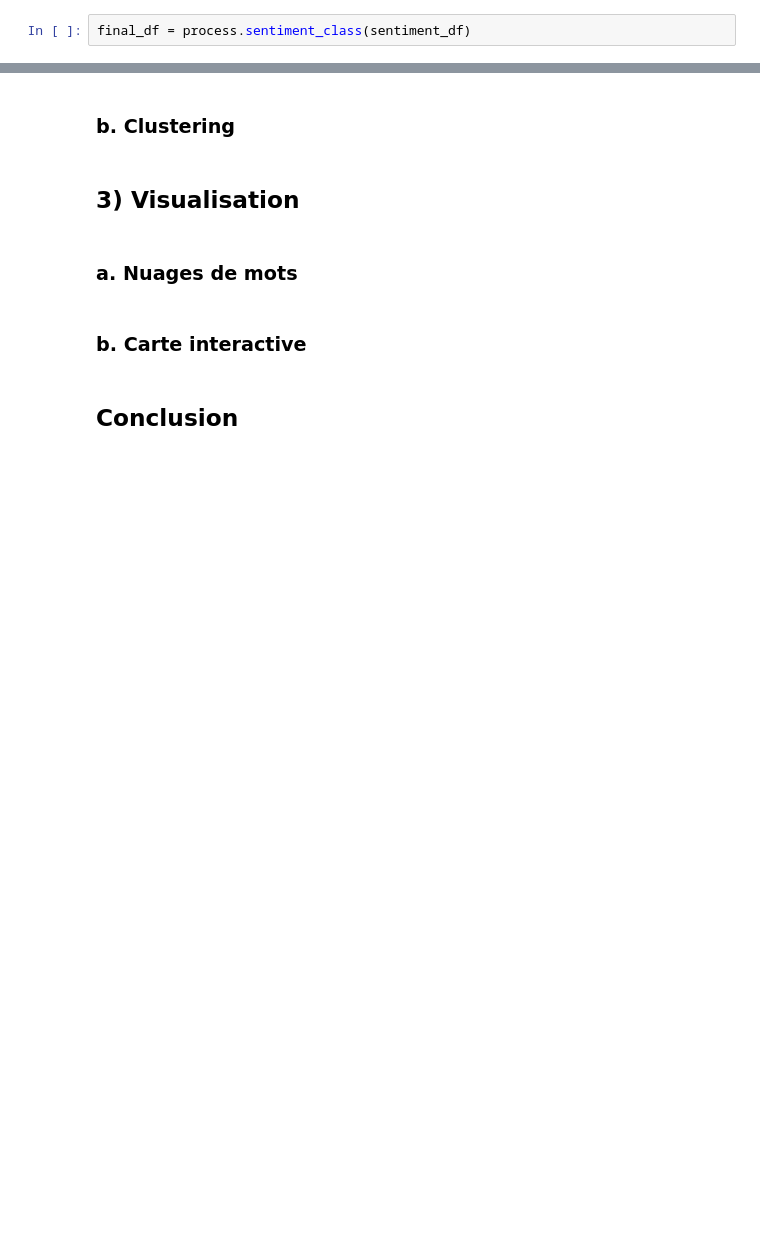
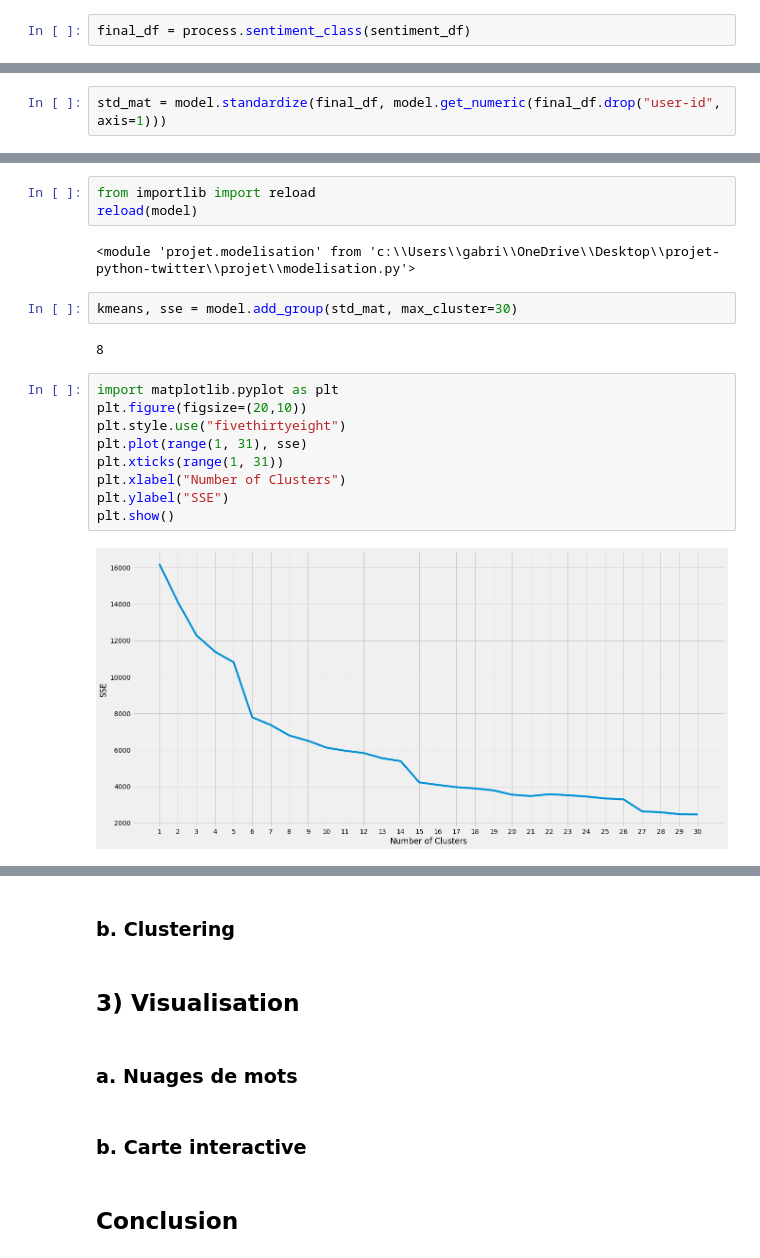
Before and after one commit to gwatkinson/projet-python-twitter, a Jupyter notebook: notebook_final.ipynb, the cells around one changed output, grey strips where cells are left out. Cells and saved outputs as stored; diff of their text form; blank space fills up the shorter version.

```diff
--- a/notebook_final.ipynb
+++ b/notebook_final.ipynb
@@ -243,0 +247,2 @@ sum(~final_df["user-location"].isnull())/len(final_df)
+# %%
+std_mat = model.standardize(final_df, model.get_numeric(final_df.drop("user-id", axis=1)))
@@ -243,0 +265,20 @@ sum(~final_df["user-location"].isnull())/len(final_df)
+# %%
+from importlib import reload
+reload(model)
+# %% [output]
+<module 'projet.modelisation' from 'c:\\Users\\gabri\\OneDrive\\Desktop\\projet-python-twitter\\projet\\modelisation.py'>
+# %%
+kmeans, sse = model.add_group(std_mat, max_cluster=30)
+# %% [output]
+8
+# %%
+import matplotlib.pyplot as plt
+plt.figure(figsize=(20,10))
+plt.style.use("fivethirtyeight")
+plt.plot(range(1, 31), sse)
+plt.xticks(range(1, 31))
+plt.xlabel("Number of Clusters")
+plt.ylabel("SSE")
+plt.show()
+# %% [output]
+[figure, added]
```
Also changed, not shown: parts of 9 cells of this notebook, 1 other file.
